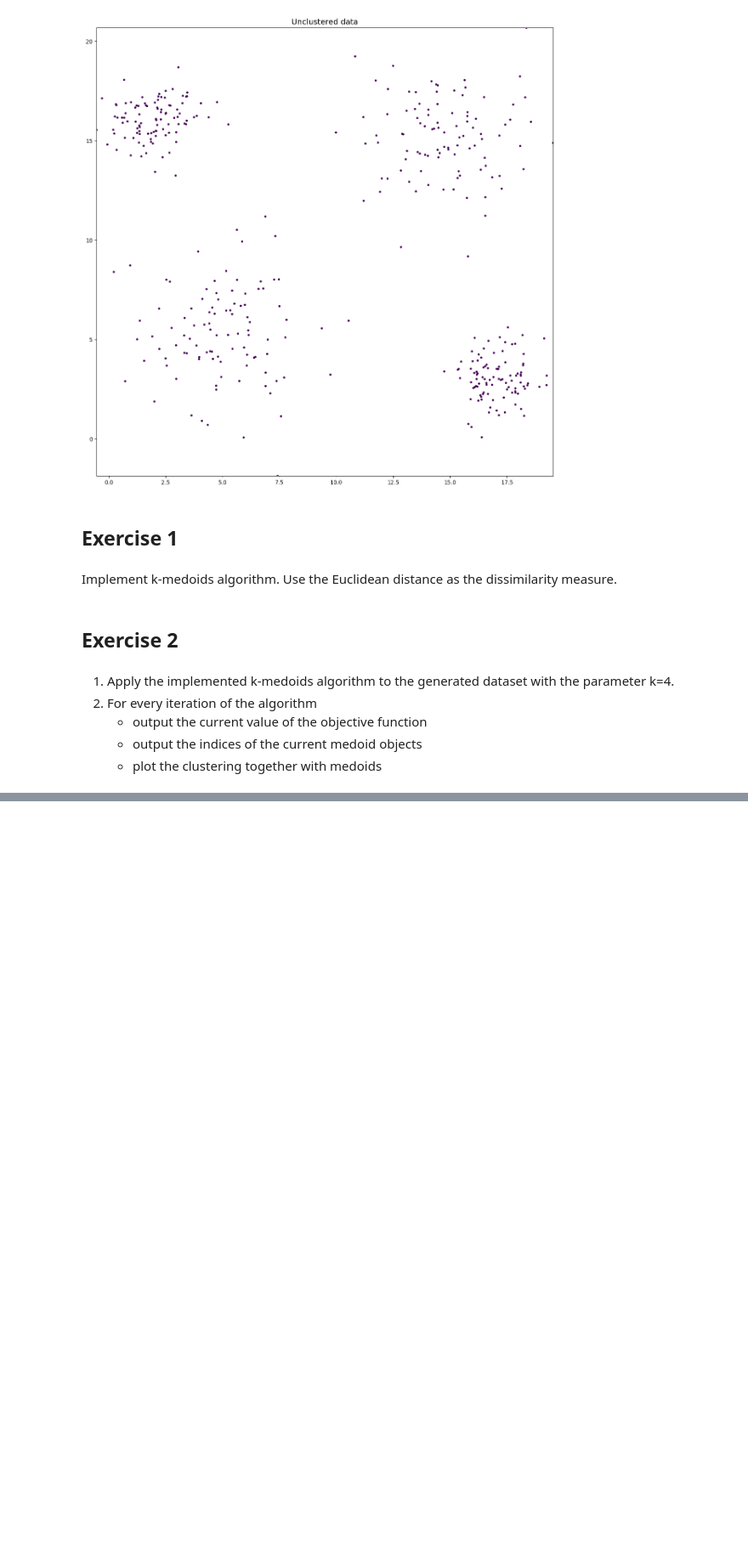
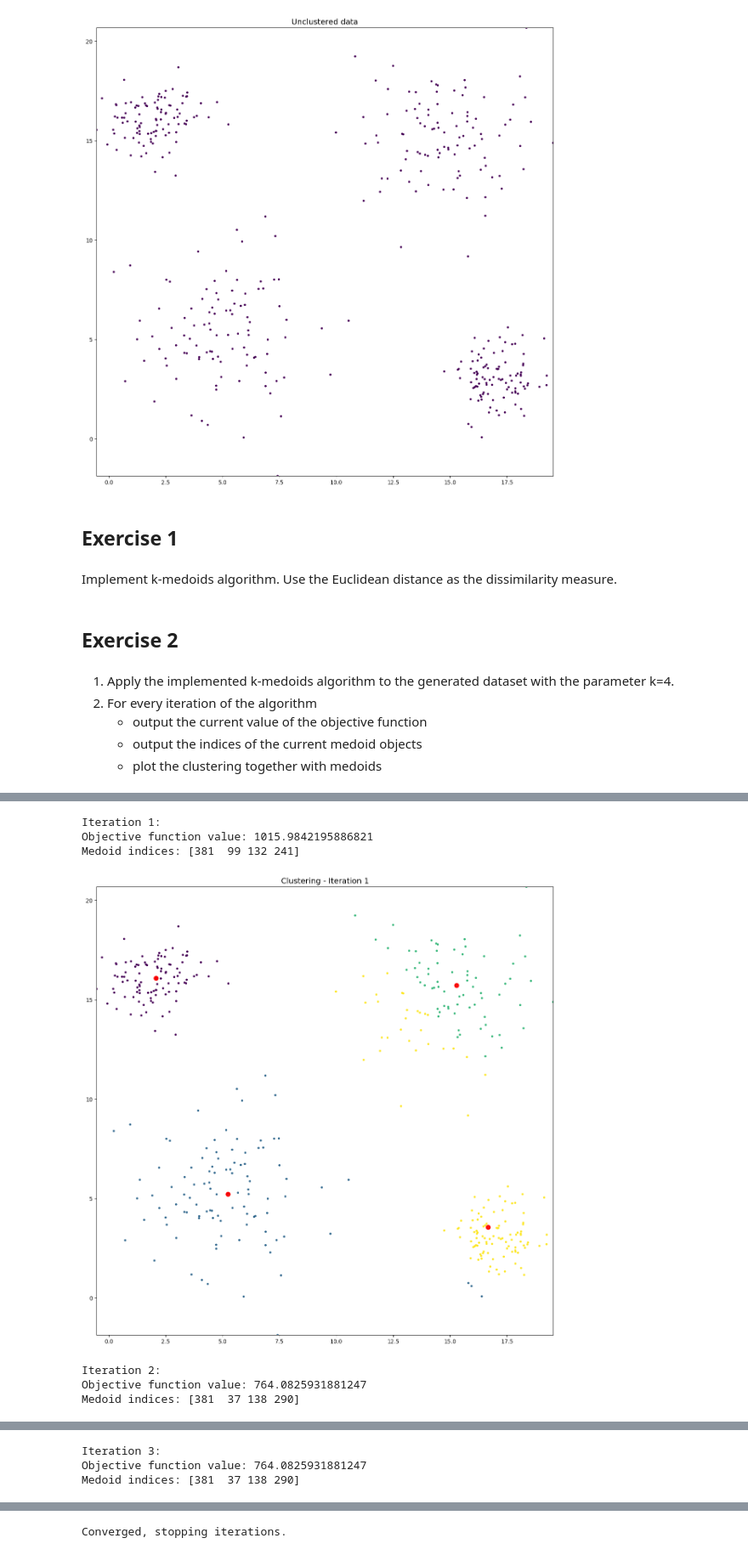
Before and after one commit to introvert-design/COMP527, a Jupyter notebook: Lab 5/k_medoids.ipynb, the cells around one changed output, grey strips where cells are left out. Shown at 85% size. Drawn from its saved outputs; the diff is of its cells as text; code cells hidden in the pictures; blank space fills up the shorter version.

```diff
--- a/Lab 5/k_medoids.ipynb
+++ b/Lab 5/k_medoids.ipynb
@@ -99,26 +78,3 @@ def kmedoids(dataset, num_points, medoids, cluster_assignments, num_clusters):
     - output the current value of the objective function
     - output the indices of the current medoid objects
     - plot the clustering together with medoids
-# %%
-k = 4
-max_iter = 100
-
-n = dataset.shape[0]
-medoids = np.random.choice(n, k, replace=False)
-clusters = np.zeros(n, dtype=int)
-
-for iteration in range(max_iter):
-    medoids_current = medoids.copy()
-    obj_fn = kmedoids(dataset, n, medoids_current, clusters, k)
-
-    if np.array_equal(medoids, medoids_current):
-        print("Converged, stopping iterations.")
-        break
-
-    medoids = medoids_current
-
-    print(f"Iteration {iteration+1}:")
-    print(f"Objective function value: {obj_fn}")
-    print(f"Medoid indices: {medoids_current}")
-    # Plot the clustering with medoids
-    cluster_plots(dataset, medoids_current, colours=clusters, title=f"Clustering - Iteration {iteration+1}")
@@ -146,0 +81,29 @@ Converged, stopping iterations.
+# %%
+clusters = np.zeros(len(dataset), dtype=int)
+k = 4
+max_iter = 100
+
+n = dataset.shape[0]
+medoids = np.random.choice(n, k, replace=False)
+
+for iteration in range(max_iter):
+    prev_medoids = medoids.copy()
+    obj_fn = kmedoids(dataset, n, medoids, clusters, k)
+
+    print(f"Iteration {iteration+1}:")
+    print(f"Objective function value: {obj_fn}")
+    print(f"Medoid indices: {medoids}")
+
+    cluster_plots(dataset, medoids, colours=clusters, title=f"Clustering - Iteration {iteration+1}")
+
+    if np.array_equal(medoids, prev_medoids):
+        print("Converged, stopping iterations.")
+        break
+# %% [output]
+Iteration 1:
+Objective function value: 1015.9842195886821
+Medoid indices: [381  99 132 241]
+[figure, added]
+Iteration 2:
+Objective function value: 764.0825931881247
+Medoid indices: [381  37 138 290]
@@ -146,0 +111,3 @@ Converged, stopping iterations.
+Iteration 3:
+Objective function value: 764.0825931881247
+Medoid indices: [381  37 138 290]
@@ -146,0 +115 @@ Converged, stopping iterations.
+Converged, stopping iterations.
```
Also changed, not shown: parts of 3 cells of this notebook, 1 other file.
